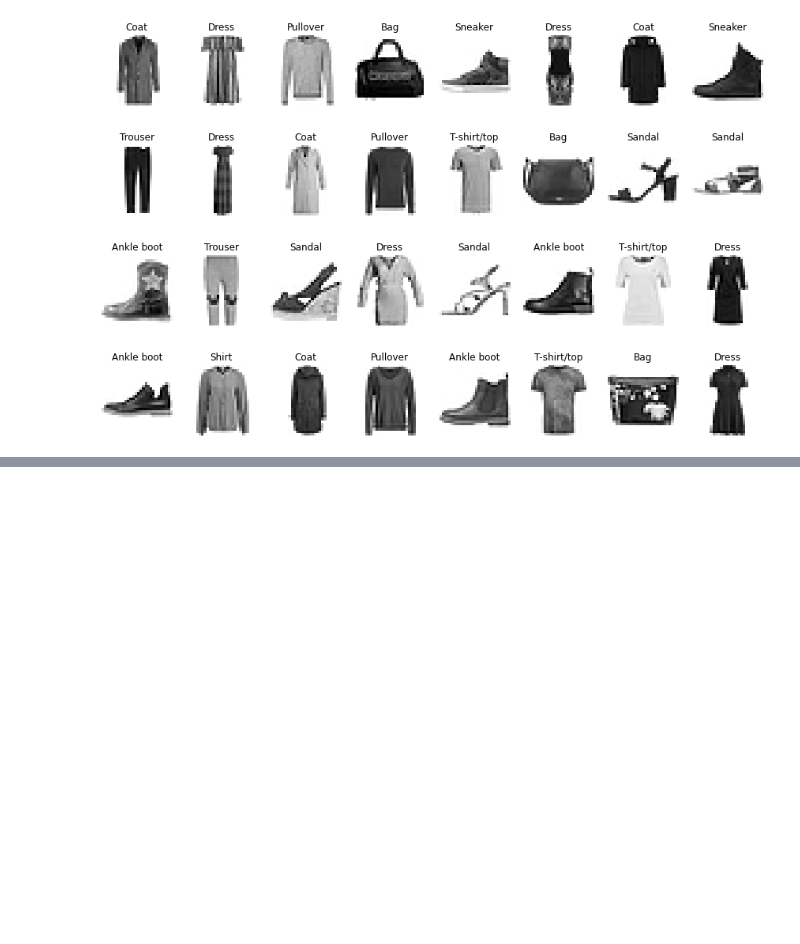
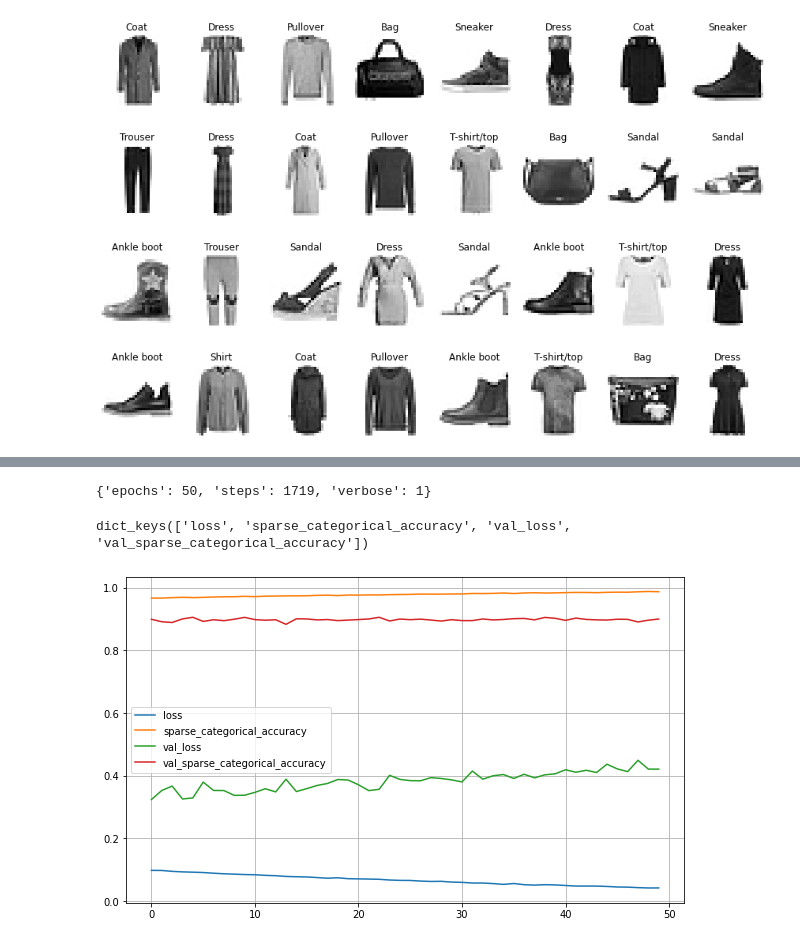
Before and after one commit to wanwanliang/ML_Practice, a Jupyter notebook: Neural_network_intro.ipynb, the cells around one changed output, grey strips where cells are left out. Saved outputs shown, nothing was run; the diff lists cells and outputs as text; code cells hidden in the pictures; blank space fills up the shorter version.

```diff
--- a/Neural_network_intro.ipynb
+++ b/Neural_network_intro.ipynb
@@ -215,0 +284,13 @@ tf.random.set_seed(42)
+# %%
+model.compile(loss='sparse_categorical_crossentropy',
+              optimizer='sgd',
+              metrics=['accuracy']
+              )
+# %%
+# or
+model.compile(loss= keras.losses.sparse_categorical_crossentropy,
+       optimizer = keras.optimizers.SGD(),
+       metrics = [keras.metrics.sparse_categorical_accuracy]
+              )
+# %%
+fit_history = model.fit(X_train, y_train, epochs=50, validation_data=(X_valid, y_valid))
@@ -215,0 +315,15 @@ tf.random.set_seed(42)
+# %%
+fit_history.params
+# %% [output]
+{'epochs': 50, 'steps': 1719, 'verbose': 1}
+# %%
+fit_history.history.keys()
+# %% [output]
+dict_keys(['loss', 'sparse_categorical_accuracy', 'val_loss', 'val_sparse_categorical_accuracy'])
+# %%
+pd.DataFrame(fit_history.history).plot(figsize=(10,6))
+plt.grid(True)
+plt.gca().set_ylim(0,1)
+plt.show()
+# %% [output]
+[figure, added]
```
Also changed, not shown: parts of 18 cells of this notebook.
